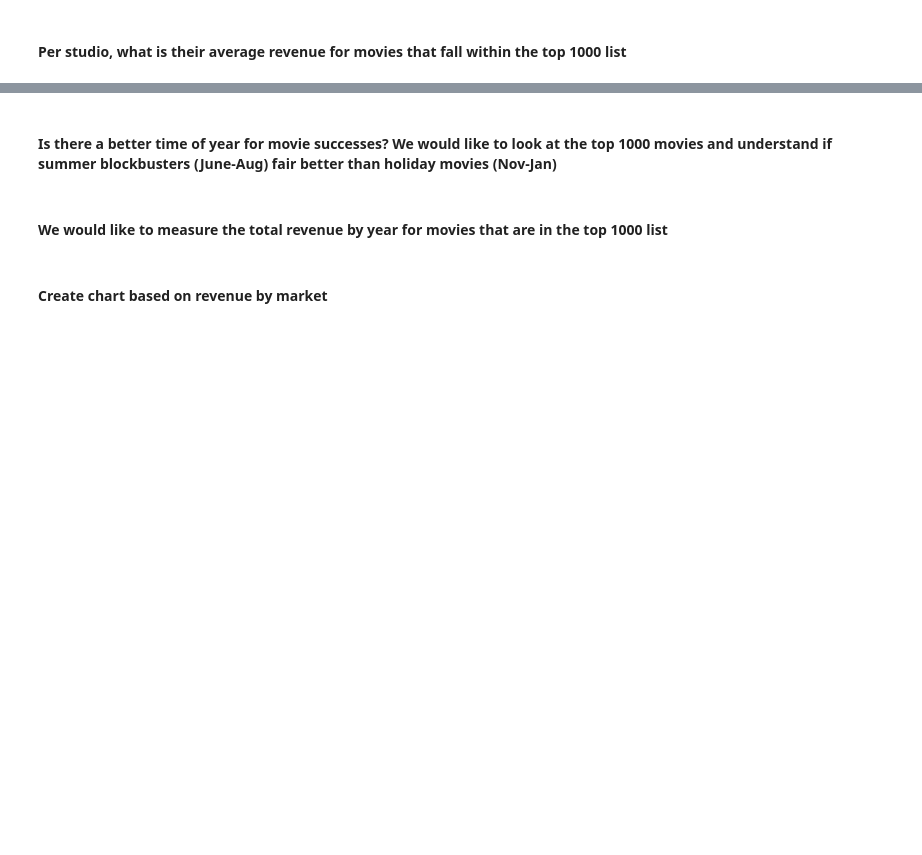
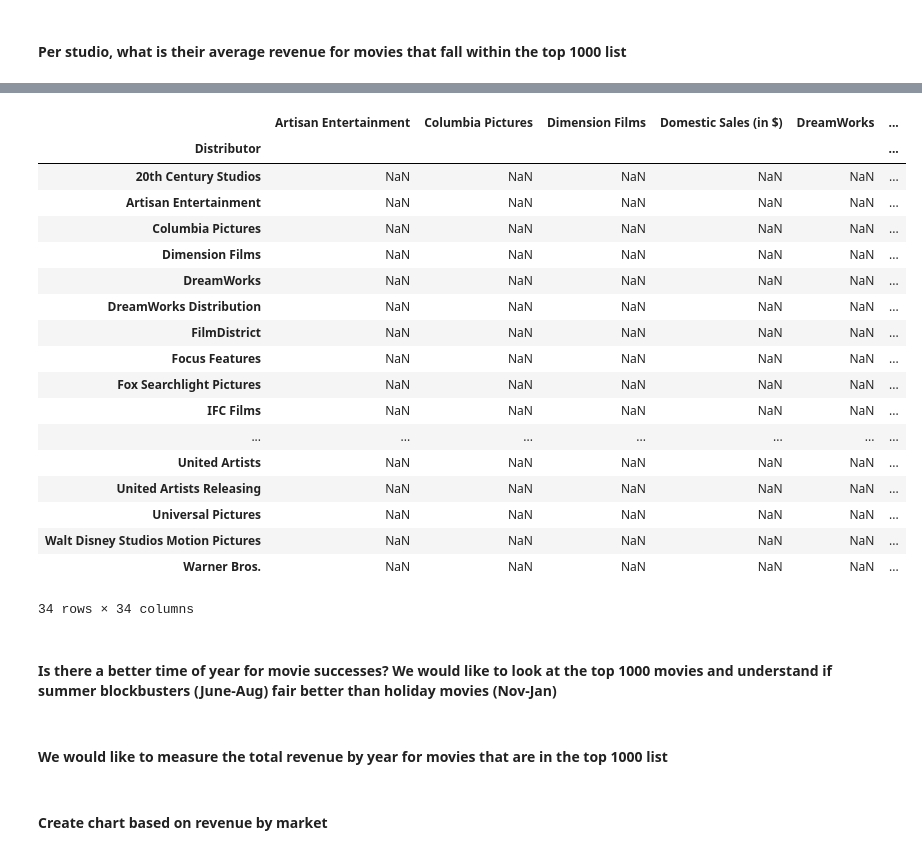
Before and after one commit to GrovesB/Group-10-Project-1, a Jupyter notebook: Project 1.ipynb, the cells around one changed output, grey strips where cells are left out. Cells and saved outputs as stored; diff of their text form; code cells hidden in the pictures; blank space fills up the shorter version.

```diff
--- a/Project 1.ipynb
+++ b/Project 1.ipynb
@@ -105,0 +134,4 @@ final_movie_list.head()
+# %%
+dist_count = counts['Distributor'].count()
+
+dist_count
@@ -106,7 +156,27 @@ final_movie_list.head()
 # %%
-average_revenue = studio_group_sum / studio_group_count
+average_revenue = rev_totals / dist_count
 
 average_revenue
+# %% [output]
+|  | Artisan Entertainment | Columbia Pictures | Dimension Films | Domestic Sales (in $) | DreamWorks | ... |
+| Distributor |  |  |  |  |  | ... |
+| 20th Century Studios | NaN | NaN | NaN | NaN | NaN | ... |
+| Artisan Entertainment | NaN | NaN | NaN | NaN | NaN | ... |
+| Columbia Pictures | NaN | NaN | NaN | NaN | NaN | ... |
+| Dimension Films | NaN | NaN | NaN | NaN | NaN | ... |
+| DreamWorks | NaN | NaN | NaN | NaN | NaN | ... |
+| DreamWorks Distribution | NaN | NaN | NaN | NaN | NaN | ... |
+| FilmDistrict | NaN | NaN | NaN | NaN | NaN | ... |
+| Focus Features | NaN | NaN | NaN | NaN | NaN | ... |
+| Fox Searchlight Pictures | NaN | NaN | NaN | NaN | NaN | ... |
+| IFC Films | NaN | NaN | NaN | NaN | NaN | ... |
+| ... | ... | ... | ... | ... | ... | ... |
+| United Artists | NaN | NaN | NaN | NaN | NaN | ... |
+| United Artists Releasing | NaN | NaN | NaN | NaN | NaN | ... |
+| Universal Pictures | NaN | NaN | NaN | NaN | NaN | ... |
+| Walt Disney Studios Motion Pictures | NaN | NaN | NaN | NaN | NaN | ... |
+| Warner Bros. | NaN | NaN | NaN | NaN | NaN | ... |
+34 rows × 34 columns
 # %% [markdown]
 #### Is there a better time of year for movie successes? We would like to look at the top 1000 movies and understand if summer blockbusters (June-Aug) fair better than holiday movies (Nov-Jan)
 # %%
```
Also changed, not shown: parts of 5 cells of this notebook.
